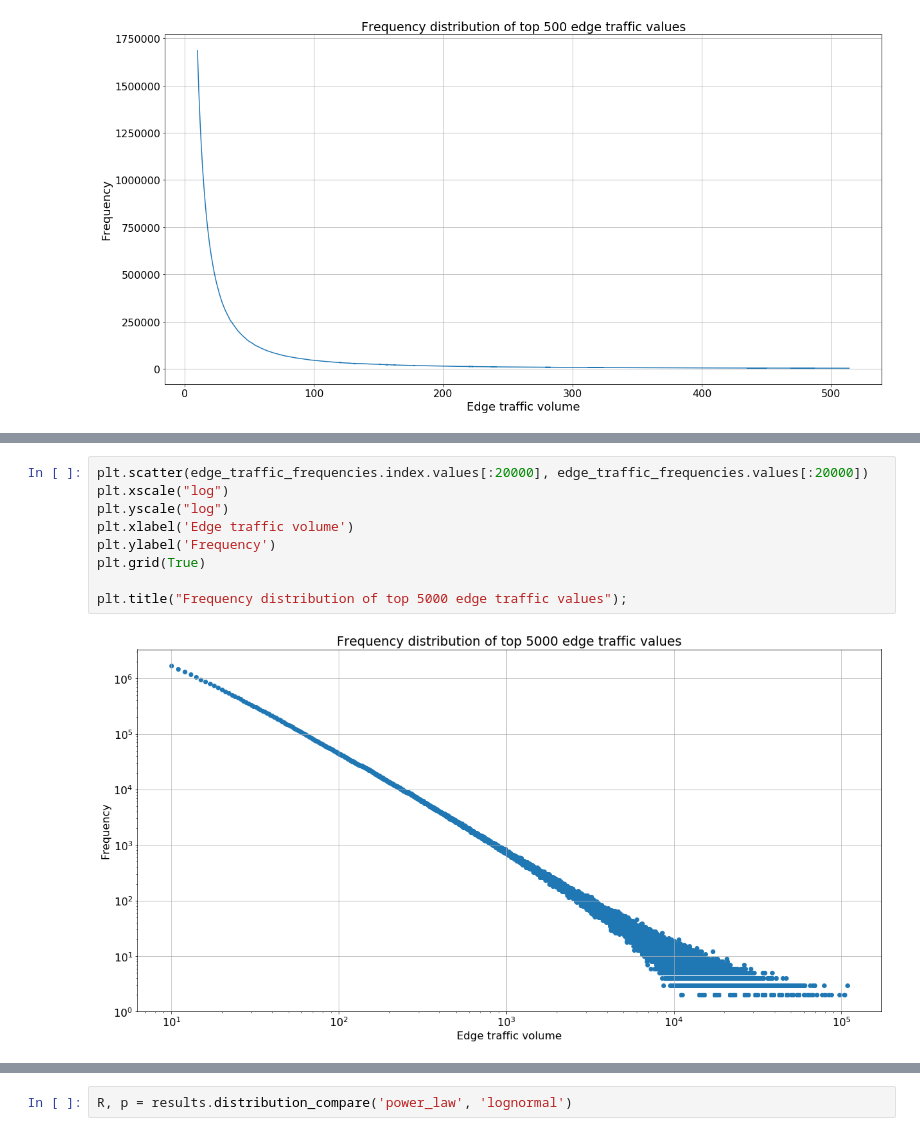
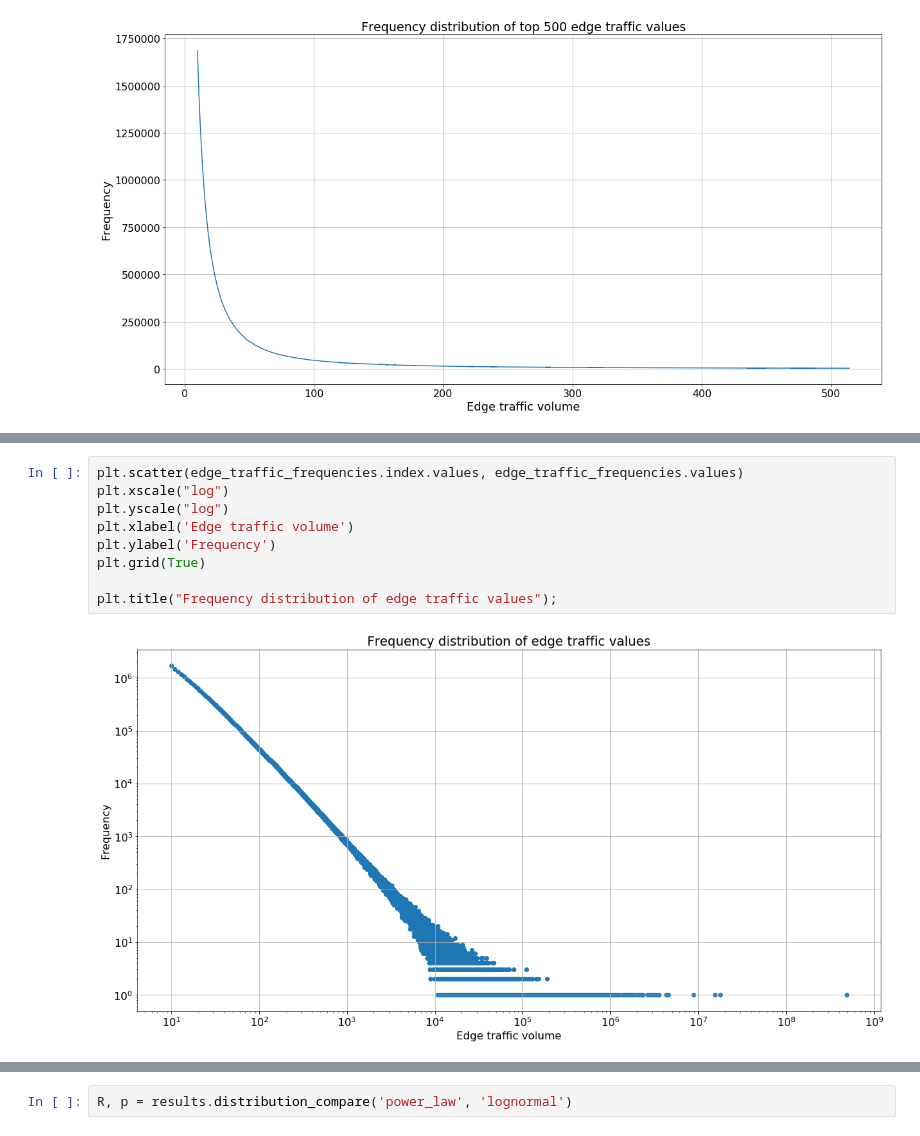
Before and after one commit to 33eyes/wiki-clickstream-graph, a Jupyter notebook: checking_a_sample_raw_dataset.ipynb, the cells around one changed output, grey strips where cells are left out. Cells and saved outputs as stored; diff of their text form.

```diff
--- a/checking_a_sample_raw_dataset.ipynb
+++ b/checking_a_sample_raw_dataset.ipynb
@@ -316,11 +392,11 @@ array([10, 11, 12, 13, 14, 15, 16, 17, 18, 19])
 # %%
-plt.scatter(edge_traffic_frequencies.index.values[:20000], edge_traffic_frequencies.values[:20000])
+plt.scatter(edge_traffic_frequencies.index.values, edge_traffic_frequencies.values)
 plt.xscale("log")
 plt.yscale("log")
 plt.xlabel('Edge traffic volume')
 plt.ylabel('Frequency')
 plt.grid(True)
 
-plt.title("Frequency distribution of top 5000 edge traffic values");
+plt.title("Frequency distribution of edge traffic values");
 # %% [output]
-[figure, old version]
+[figure, new version]
```
Also changed, not shown: parts of 57 cells of this notebook.
